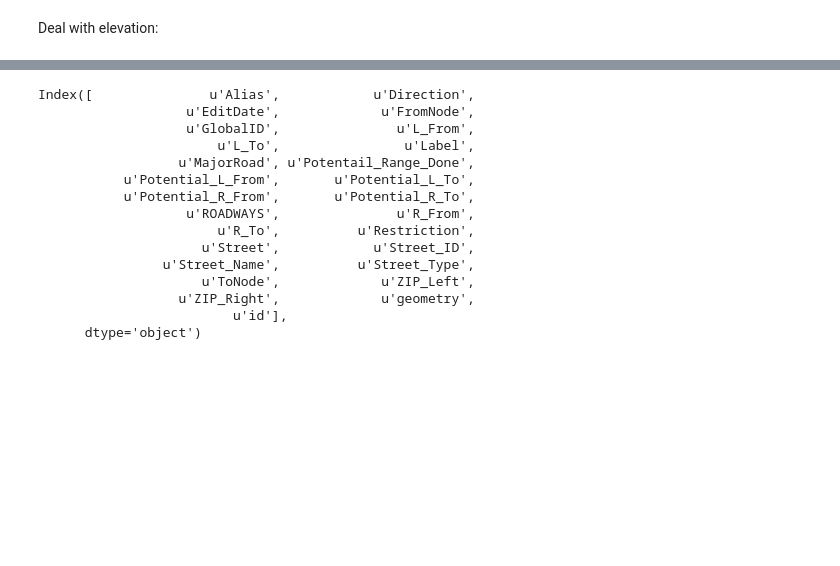
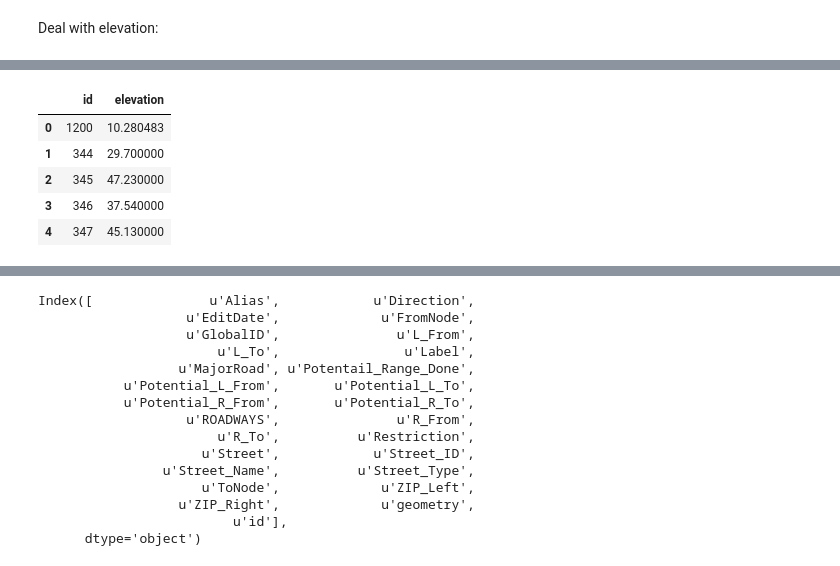
Before and after one commit to NickHoernle/Artificial-Intelligence-CS182-Project, a Jupyter notebook: baseline/baseline_A_star.ipynb, the cells around one changed output, grey strips where cells are left out. Cells and saved outputs as stored; diff of their text form; code cells hidden in the pictures; blank space fills up the shorter version.

Commit message:
updated elevation code

```diff
--- a/baseline/baseline_A_star.ipynb
+++ b/baseline/baseline_A_star.ipynb
@@ -94 +98,13 @@ elevation.head(2)
+# %%
+cb_elevation = pd.read_csv('../cambridgegis_data_trans/node_elevation_cambridge.csv', delimiter=' ', header=None, names=['id', 'elevation'])
+# %%
+cb_elevation['id'] = cb_elevation['id'].astype(int)
+cb_elevation.head(5)
+# %% [output]
+|  | id | elevation |
+| 0 | 1200 | 10.280483 |
+| 1 | 344 | 29.700000 |
+| 2 | 345 | 47.230000 |
+| 3 | 346 | 37.540000 |
+| 4 | 347 | 45.130000 |
 # %%
```
Also changed, not shown: parts of 5 cells of this notebook.
